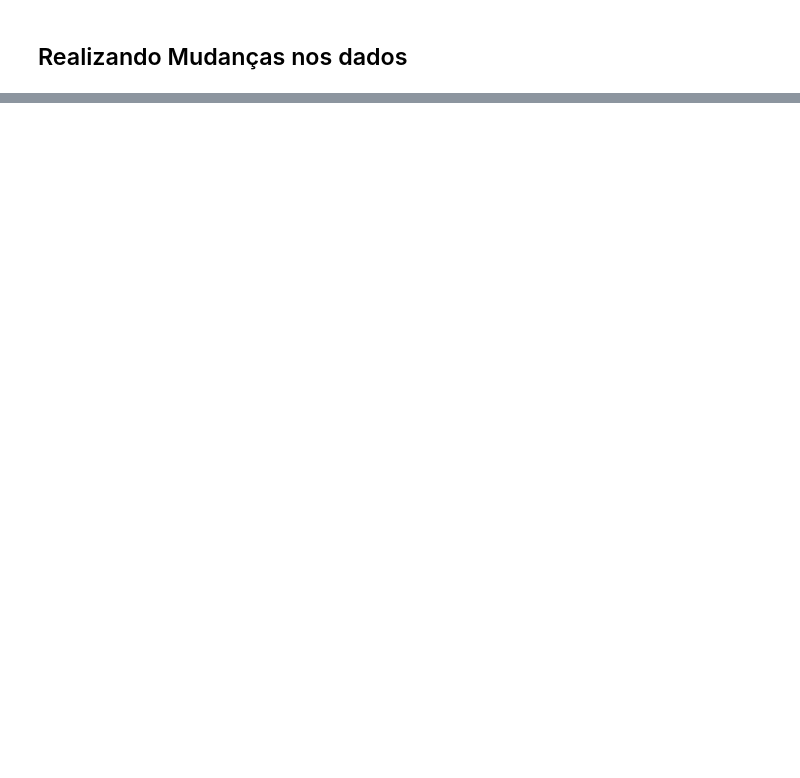
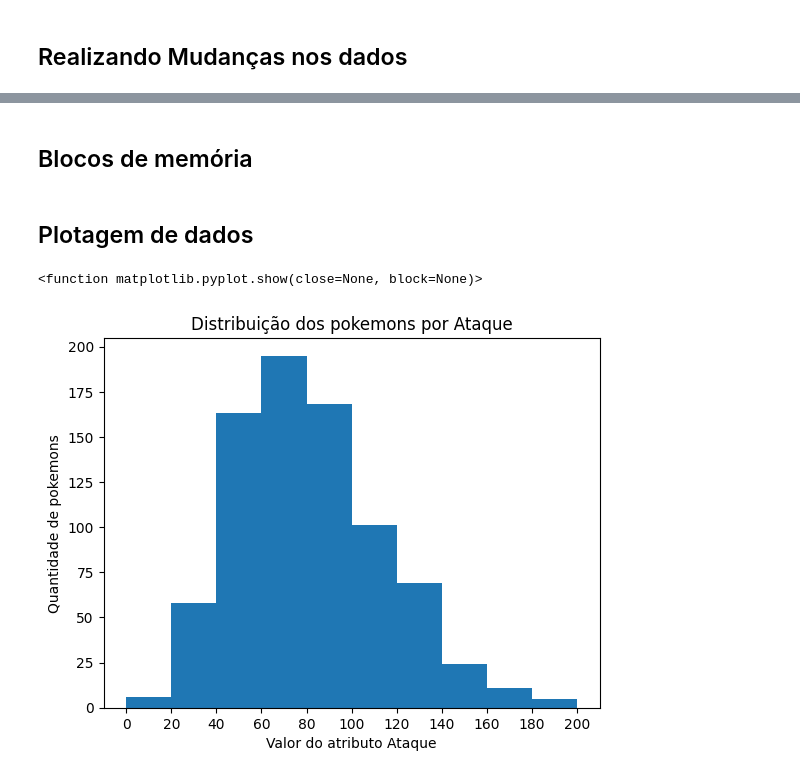
Before and after one commit to eidersin/UNINTER, a Jupyter notebook: Lógica de Programação e Algoritmos/Pandas/aula_pandas.ipynb, the cells around one changed output, grey strips where cells are left out. Drawn from its saved outputs; the diff is of its cells as text; code cells hidden in the pictures; blank space fills up the shorter version.

Commit message:
Feat: aula_pandas

```diff
--- a/Lógica de Programação e Algoritmos/Pandas/aula_pandas.ipynb
+++ b/Lógica de Programação e Algoritmos/Pandas/aula_pandas.ipynb
@@ -183,0 +156,2 @@ df.to_csv('Novo_CSV.csv', index=False, sep=';')
+# %% [markdown]
+## Blocos de memória
@@ -183,0 +162,21 @@ df.to_csv('Novo_CSV.csv', index=False, sep=';')
+# %% [markdown]
+## Plotagem de dados
+# %%
+import pandas as pd
+import matplotlib.pyplot as plt
+df = pd.read_csv('pokemon_original.csv')
+# %%
+# Histograma
+atributo = 'Ataque'
+plt.title('Distribuição dos pokemons por ' + atributo)
+plt.xlabel('Valor do atributo ' + atributo)
+plt.ylabel('Quantidade de pokemons')
+
+bins = range(0,201,20)
+plt.xticks(bins)
+
+plt.hist(df[atributo],bins=bins)
+plt.show
+# %% [output]
+<function matplotlib.pyplot.show(close=None, block=None)>
+[figure, added]
```
Also changed, not shown: parts of 30 cells of this notebook, 2 other files.
